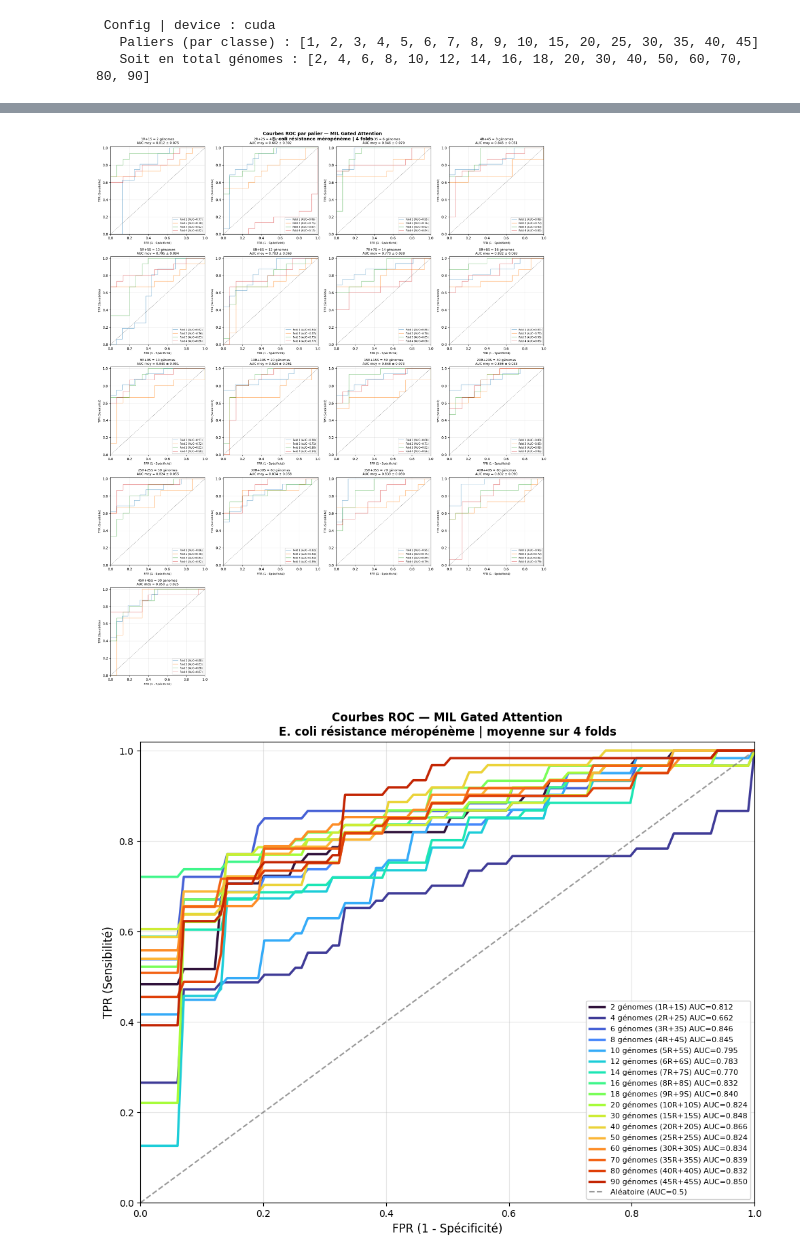
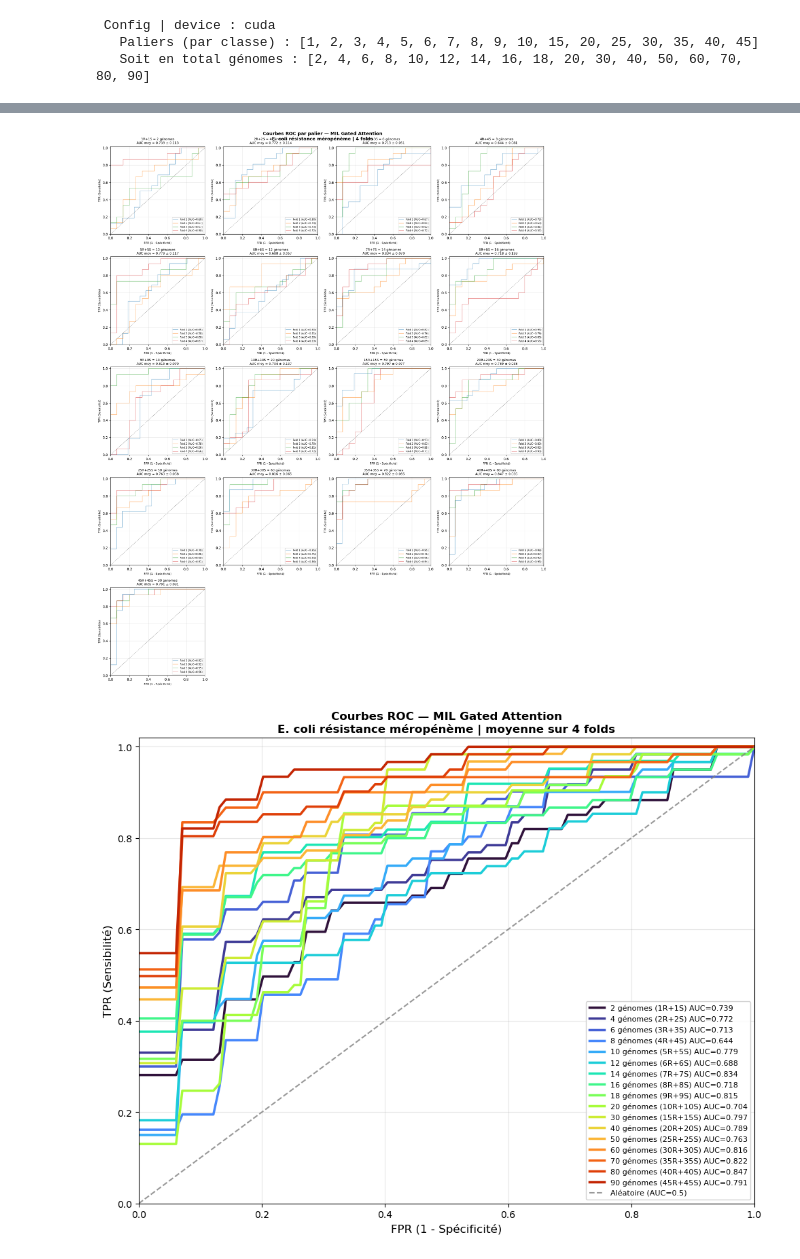
Before and after one commit to labgem/FSL-MIL, a Jupyter notebook: FSL_strategy_incremental_training.ipynb, the cells around one changed output, grey strips where cells are left out. Drawn from its saved outputs; the diff is of its cells as text; code cells hidden in the pictures.

```diff
--- a/FSL_strategy_incremental_training.ipynb
+++ b/FSL_strategy_incremental_training.ipynb
@@ -233,10 +231,10 @@ for k, grp in enumerate(fold_test_R):
 print()
 
 # ex :
-        # fold_test_s[0] = Groupe A (214S) : test fold 1, jamais dans train fold 1
-        # fold_test_s[1] = Groupe B (214S) : test fold 2, jamais dans train fold 2
-        # fold_test_s[2] = Groupe C (213S) : test fold 3, jamais dans train fold 3
-        # fold_test_s[3] = Groupe D (213S) : test fold 4, jamais dans train fold 4
+        # fold_test_s[0] = Groupe A (16R)
+        # fold_test_s[1] = Groupe B (15R)
+        # fold_test_s[2] = Groupe C (15R)
+        # fold_test_s[3] = Groupe D (15R)
 
 lc_results  = []
 best_models = {}   # n_per_class : meilleur state_dict (meilleur fold)
@@ -252,7 +250,6 @@ for n_per_class in SIZES:
     fold_sens, fold_spec = [], []
     fold_TP, fold_TN      = [], []
     fold_FP, fold_FN      = [], []
-    fold_thresholds       = []
     best_auc_palier     = -1.0
     best_state_palier   = None
 
@@ -289,27 +286,19 @@ for n_per_class in SIZES:
         tr_ds = GenomeMILDataset(tr_files, id_to_y)
         te_ds = GenomeMILDataset(te_files, id_to_y)
 
-        class_counts   = np.bincount(tr_labels)
-        sample_weights = 1.0 / class_counts[tr_labels]
-        sampler = WeightedRandomSampler(
-            weights=torch.tensor(sample_weights, dtype=torch.float),
-            num_samples=len(tr_labels), replacement=True
-        )
         bs = max(2, min(BATCH_SIZE, n_train_R // 2))
 
-        tr_loader = DataLoader(tr_ds, batch_size=bs, sampler=sampler,
-                               collate_fn=mil_collate)
-        te_loader = DataLoader(te_ds, batch_size=bs, shuffle=False,
-                               collate_fn=mil_collate)
+        tr_loader = DataLoader(tr_ds, batch_size=bs, shuffle=True, collate_fn=mil_collate)
+        te_loader = DataLoader(te_ds, batch_size=bs, shuffle=False, collate_fn=mil_collate)
 
         # Entraînement avec plateau stopping
         model     = GatedAttentionMIL(emb_dim, ATTN_DIM, HIDDEN, DROPOUT).to(device)
         criterion = nn.BCEWithLogitsLoss()
-        optimizer = optim.AdamW(model.parameters(), lr=LR, weight_decay=1e-2)
+        optimizer = optim.AdamW(model.parameters(), lr=LR, weight_decay=0.01)
 
         best_loss  = float("inf")
         no_improve = 0
-        PATIENCE   = 10
+        PATIENCE   = 30
 
         for epoch in range(1, EPOCHS + 1):
             model.train()
@@ -336,16 +325,13 @@ for n_per_class in SIZES:
         # Évaluation
         test_y, test_prob = get_probs(model, te_loader)
 
-        best_thr = find_best_threshold(test_y, test_prob) \
-                   if len(np.unique(test_y)) > 1 else 0.5
-
-        m = compute_metrics(test_y, test_prob, threshold=best_thr)
+        m = compute_metrics(test_y, test_prob, threshold=0.5)
 
         auc_fold = m["auc"] or 0.0
         f1_fold  = m["f1"]
 
         # Sensibilité et Spécificité
-        y_pred = (test_prob >= best_thr).astype(int)
+        y_pred = (test_prob >= 0.5).astype(int)
         TP = int(((y_pred == 1) & (test_y == 1)).sum())
         TN = int(((y_pred == 0) & (test_y == 0)).sum())
         FP = int(((y_pred == 1) & (test_y == 0)).sum())
@@ -363,8 +349,6 @@ for n_per_class in SIZES:
         fold_TN.append(TN)
         fold_FP.append(FP)
         fold_FN.append(FN)
-
-        fold_thresholds.append(best_thr)
 
         if n_per_class not in all_fold_models:
             all_fold_models[n_per_class] = {}
@@ -396,7 +380,6 @@ for n_per_class in SIZES:
         "sens_std":    np.std(fold_sens),
         "spec_mean":   np.mean(fold_spec),
         "spec_std":    np.std(fold_spec),
-        "thr_mean":    np.mean(fold_thresholds), #seuil moyen
         "fold_aucs":   fold_aucs,
         "fold_f1s":    fold_f1s,
         "fold_sens":   fold_sens,
@@ -406,7 +389,6 @@ for n_per_class in SIZES:
         "fold_TN":     fold_TN,
         "fold_FP":     fold_FP,
         "fold_FN":     fold_FN,
-        "fold_thresholds":  fold_thresholds,    #seuils par fold
     })
 
     print(
@@ -415,7 +397,7 @@ for n_per_class in SIZES:
         f"{np.mean(fold_f1s):8.3f} {np.std(fold_f1s):5.3f} | "
         f"{fold_aucs[0]:6.3f} {fold_aucs[1]:6.3f} "
         f"{fold_aucs[2]:6.3f} {fold_aucs[3]:6.3f} "
-        f"(best=fold{best_fold} | thr={np.mean(fold_thresholds):.2f})"
+        f"(best=fold{best_fold})"
     )
 
 
@@ -745,7 +727,7 @@ for ax_idx, r in enumerate(lc_results):
         te_S = np.random.choice(susceptible_idx, size=len(te_R), replace=False)
         te_files = [matched[i] for i in np.concatenate([te_R, te_S])]
         te_ds    = GenomeMILDataset(te_files, id_to_y)
-        te_loader = DataLoader(te_ds, batch_size=4, shuffle=False,
+        te_loader = DataLoader(te_ds, batch_size=8, shuffle=False,
                                collate_fn=mil_collate)
 
         # Charge le meilleur modèle du palier
@@ -793,7 +775,7 @@ plt.tight_layout()
 plt.show()
 #print("Figure sauvegardée → roc_curves_MIL.png")
 # %% [output]
-[figure, old version]
+[figure, new version]
 # %%
 # Courbes ROC : tous paliers sur mm graphe
 fig, ax = plt.subplots(figsize=(10, 8))
@@ -815,7 +797,7 @@ for i, (r, color, ls) in enumerate(zip(lc_results, colors, linestyles)):
         te_S = np.random.choice(susceptible_idx, size=len(te_R), replace=False)
         te_files  = [matched[i] for i in np.concatenate([te_R, te_S])]
         te_ds     = GenomeMILDataset(te_files, id_to_y)
-        te_loader = DataLoader(te_ds, batch_size=4, shuffle=False,
+        te_loader = DataLoader(te_ds, batch_size=8, shuffle=False,
                                collate_fn=mil_collate)
         model_roc = GatedAttentionMIL(emb_dim, ATTN_DIM, HIDDEN, DROPOUT).to(device)
         model_roc.load_state_dict(all_fold_models[n_per_class][fold_idx])
@@ -829,33 +811,33 @@ for i, (r, color, ls) in enumerate(zip(lc_results, colors, linestyles)):
     if all_tpr:
         mean_tpr = np.mean(all_tpr, axis=0)
         mean_auc = r["auc_mean"]
         ax.plot(all_fpr, mean_tpr,
                 linewidth=2.5,
                 linestyle=ls,
                 color=color,
                 label=f"{2*n_per_class} génomes ({n_per_class}R+{n_per_class}S) "
                       f"AUC={mean_auc:.3f}")
         # ← fill_between supprimé !
 
 # Diagonale aléatoire
 ax.plot([0, 1], [0, 1], linestyle="--", color="gray",
         linewidth=1.5, alpha=0.8, label="Aléatoire (AUC=0.5)")
 ax.set_xlabel("FPR (1 - Spécificité)", fontsize=12)
 ax.set_ylabel("TPR (Sensibilité)", fontsize=12)
 ax.set_title(
     "Courbes ROC — MIL Gated Attention\n"
     "E. coli résistance méropénème | moyenne sur 4 folds",
     fontsize=12, fontweight="bold"
 )
 ax.legend(fontsize=8, loc="lower right",
           framealpha=0.9, ncol=1)
 ax.grid(True, alpha=0.3)
 ax.set_xlim(0, 1)
 ax.set_ylim(0, 1.02)
 plt.tight_layout()
 #plt.savefig("roc_curves_combined.png", dpi=150, bbox_inches="tight")
 plt.show()
 # %% [output]
-[figure, old version]
+[figure, new version]
 # %%
 # Fonction load_labels + load_pt
```
Also changed, not shown: parts of 22 cells of this notebook.
